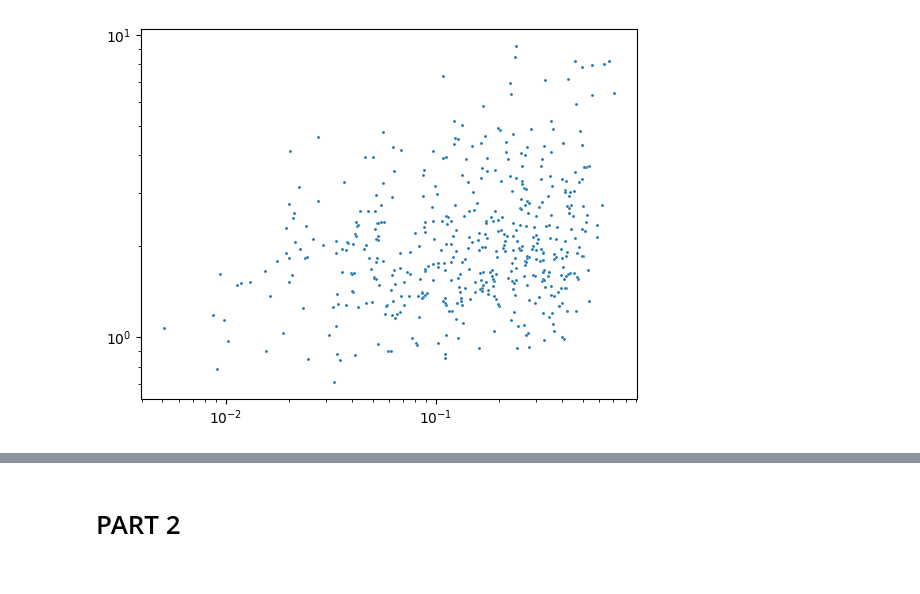
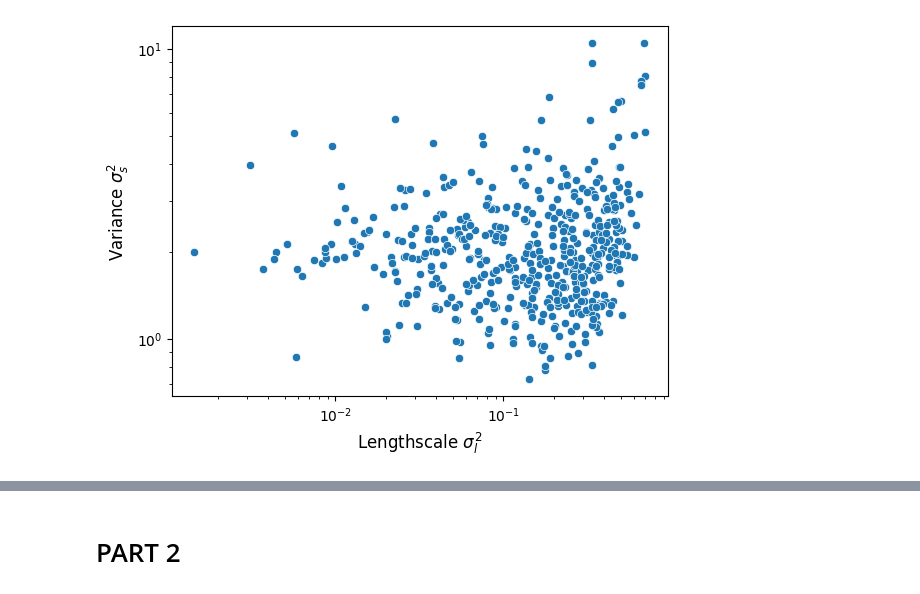
Before and after one commit to stojl/pml_exam, a Jupyter notebook: GP.ipynb, the cells around one changed output, grey strips where cells are left out. Drawn from its saved outputs; the diff is of its cells as text; code cells hidden in the pictures.

```diff
--- a/GP.ipynb
+++ b/GP.ipynb
@@ -27,7 +27,6 @@ gpmodel = gp.models.GPRegression(X, y, kernel=kernel, noise = torch.tensor(1e-4)
 
 hmc_kernel = pyro.infer.NUTS(gpmodel.model)
 
-mcmc = pyro.infer.MCMC(hmc_kernel, num_samples=500, warmup_steps = 300)
+mcmc = pyro.infer.MCMC(hmc_kernel, num_samples=3000, warmup_steps = 1000)
 
 mcmc.run()
-mcmc
@@ -48,11 +47,13 @@ plt.show()
 # %%
 hyperparam = mcmc.get_samples()
-x1 = hyperparam["kernel.lengthscale"]
-y1 = hyperparam["kernel.variance"]
+x1 = hyperparam["kernel.lengthscale"][0:499]
+y1 = hyperparam["kernel.variance"][0:499]
 
 f, ax = plt.subplots()
 ax.set(xscale="log", yscale="log")
-sns.scatterplot(x = x1, y = y1, s = 5)
+sns.scatterplot(x = x1, y = y1)
+ax.set_xlabel("Lengthscale $\sigma_l^2$", fontsize = 12)
+ax.set_ylabel("Variance $\sigma_s^2$", fontsize = 12)
 plt.show()
 # %% [output]
-[figure, old version]
+[figure, new version]
```
Also changed, not shown: parts of 14 cells of this notebook, 1 other file.
